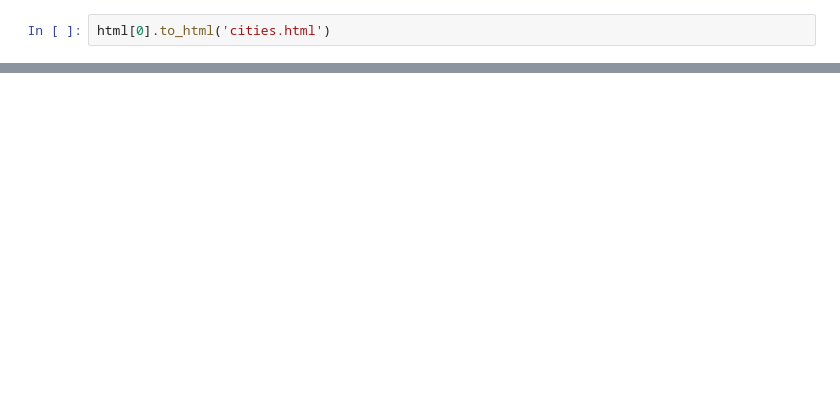
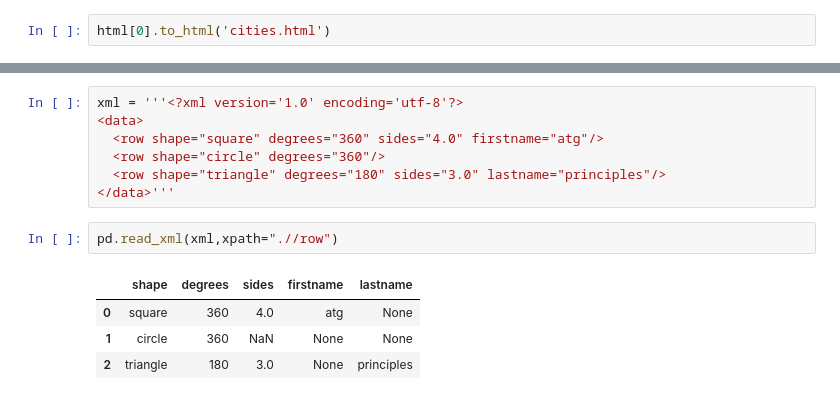
Before and after one commit to Ayutmg01/python-tutorials-, a Jupyter notebook: python tutorials 2.0.ipynb, the cells around one changed output, grey strips where cells are left out. Saved outputs shown, nothing was run; the diff lists cells and outputs as text; blank space fills up the shorter version.

Commit message:
XML data manipulation using pandas

```diff
--- a/python tutorials 2.0.ipynb
+++ b/python tutorials 2.0.ipynb
@@ -525,0 +583,14 @@ html[0].to_html('cities.html')
+# %%
+xml = '''<?xml version='1.0' encoding='utf-8'?>
+<data>
+  <row shape="square" degrees="360" sides="4.0" firstname="atg"/>
+  <row shape="circle" degrees="360"/>
+  <row shape="triangle" degrees="180" sides="3.0" lastname="principles"/>
+</data>'''
+# %%
+pd.read_xml(xml,xpath=".//row")
+# %% [output]
+|  | shape | degrees | sides | firstname | lastname |
+| 0 | square | 360 | 4.0 | atg | None |
+| 1 | circle | 360 | NaN | None | None |
+| 2 | triangle | 180 | 3.0 | None | principles |
```
Also changed, not shown: parts of 9 cells of this notebook, 1 other file.
